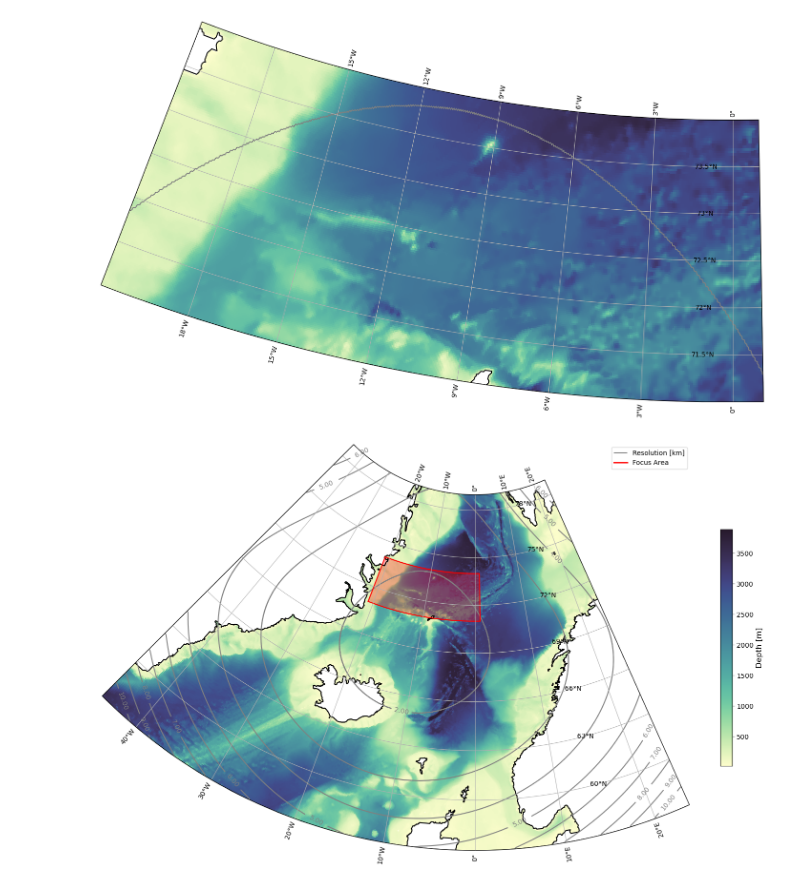
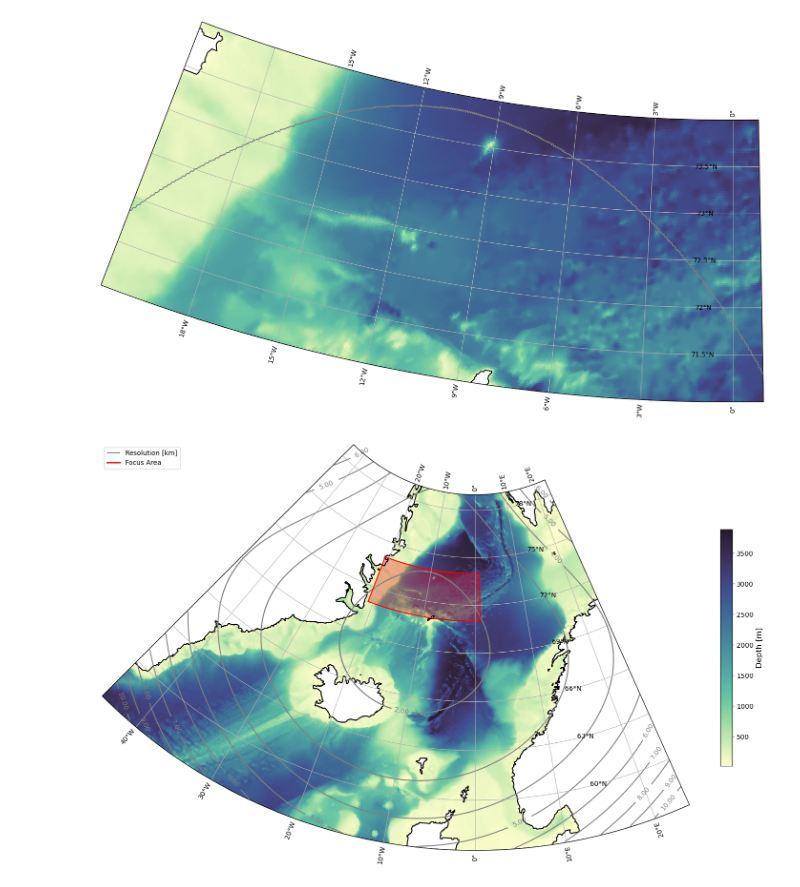
Before and after one commit to EirikKvamme/MScEirik, a Jupyter notebook: AreaInfo/AreaOverView_local.ipynb, the cells around one changed output. Saved outputs shown, nothing was run; the diff lists cells and outputs as text; code cells hidden in the pictures.

```diff
--- a/AreaInfo/AreaOverView_local.ipynb
+++ b/AreaInfo/AreaOverView_local.ipynb
@@ -163,32 +163,32 @@ verts = np.vstack([
     np.column_stack([bottom_lons, bottom_lats]),
     np.column_stack([top_lons, top_lats])
 ])
 
 # Transform the vertices to the NorthPolarStereo projection
 proj = ccrs.NorthPolarStereo()
 verts_proj = proj.transform_points(ccrs.PlateCarree(), verts[:, 0], verts[:, 1])
 verts_proj = verts_proj[:, :2]  # Only keep x and y coordinates
 
 # Create the path
 codes = [Path.MOVETO] + [Path.LINETO] * (len(verts_proj) - 1) + [Path.CLOSEPOLY]
 path = Path(np.vstack([verts_proj, verts_proj[0]]), codes)
 patch = PathPatch(path, transform=ax.transData, edgecolor='black', facecolor='none')
 ax.add_patch(patch)
 
 # Set the boundary using the transformed path
 ax.set_boundary(patch.get_path(), transform=ax.transData)
 
 gl = ax.gridlines(draw_labels=True)
 gl.top_labels = False
 gl.right_labels = False
 
 # Create a custom legend entry for the focus area
 h2 = [plt.Line2D([0], [0], color='red', lw=2)]
 
 # Add the combined legend
-ax.legend([h1[0], h2[0]], ['Resolution [km]', 'Focus Area'])
+ax.legend([h1[0], h2[0]], ['Resolution [km]', 'Focus Area'],loc='upper left')
 
 # fig.suptitle('IGP run domain', fontweight='bold', fontsize=18)
 plt.savefig('C:/Users/eirik/Master/Figures/IGPDomain', transparent=True)
 # %% [output]
-[figure, old version]
+[figure, new version]
```
Also changed, not shown: 1 other file.
